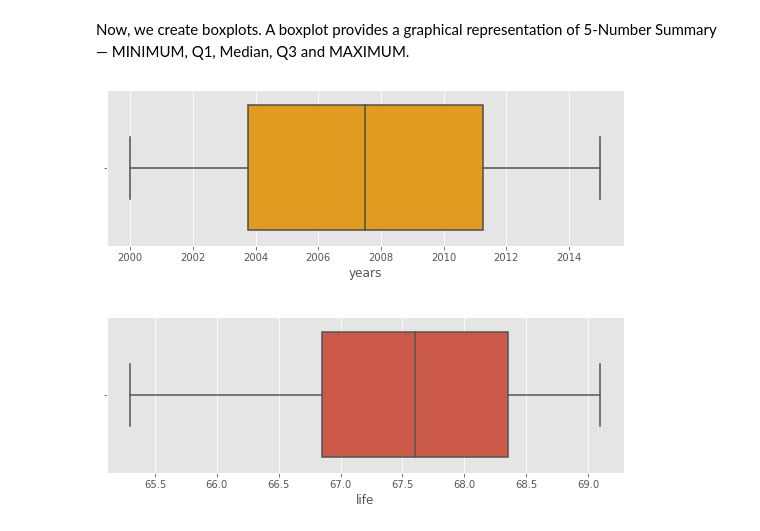
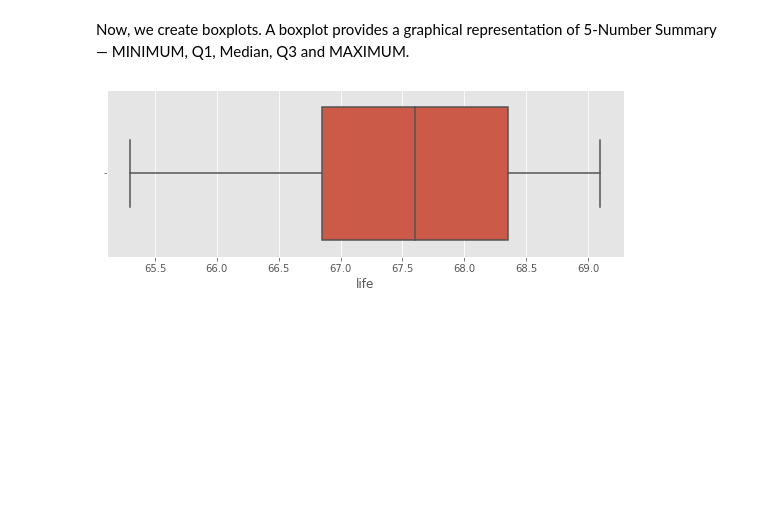
Before and after one commit to rohwid/basic-ai-training-ieee-its-sub, a Jupyter notebook: 2_1b_data_processing_life_expectancy.ipynb, the cells around one changed output. Drawn from its saved outputs; the diff is of its cells as text; code cells hidden in the pictures; blank space fills up the shorter version.

Commit message:
update the code for day 1 and add output images

```diff
--- a/2_1b_data_processing_life_expectancy.ipynb
+++ b/2_1b_data_processing_life_expectancy.ipynb
@@ -189,17 +189,16 @@ Now, we create boxplots. A boxplot provides a graphical representation of 5-Numb
 # %%
 %matplotlib inline
 
 import seaborn as sns
 import matplotlib.pyplot as plt
 
 plt.style.use('ggplot')
 
-fig, ax = plt.subplots(nrows=2, ncols=1, figsize=(9, 7))
+fig, ax = plt.subplots(figsize=(9, 4))
 plt.tight_layout(pad=5)
 
-sns.boxplot(x=df['years'], ax=ax[0], color='orange')
-sns.boxplot(x=df['life'], ax=ax[1])
+sns.boxplot(x=df['life'], ax=ax)
 
 plt.savefig('img_output/id_life_boxplots.png')
 # %% [output]
-[figure, old version]
+[figure, new version]
```
Also changed, not shown: 11 other files.
